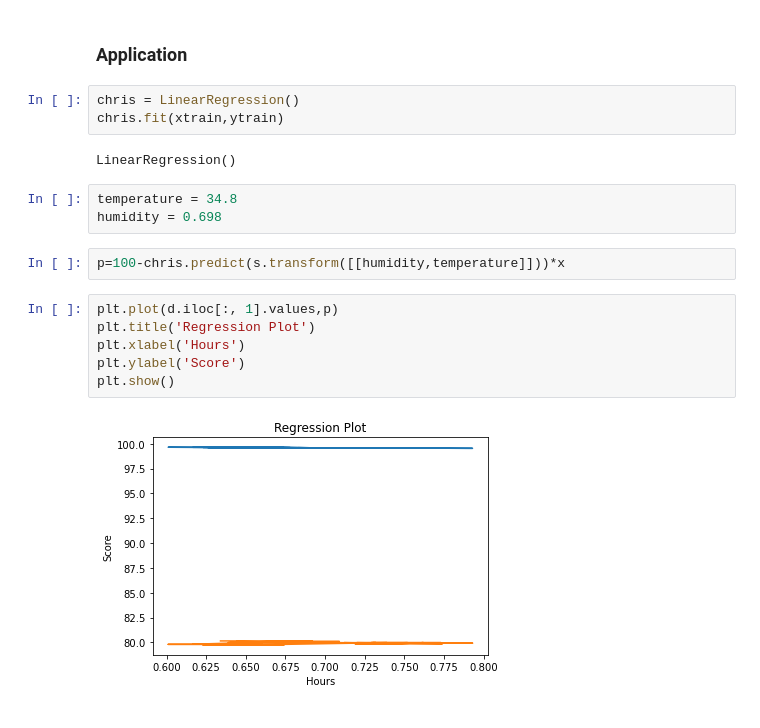
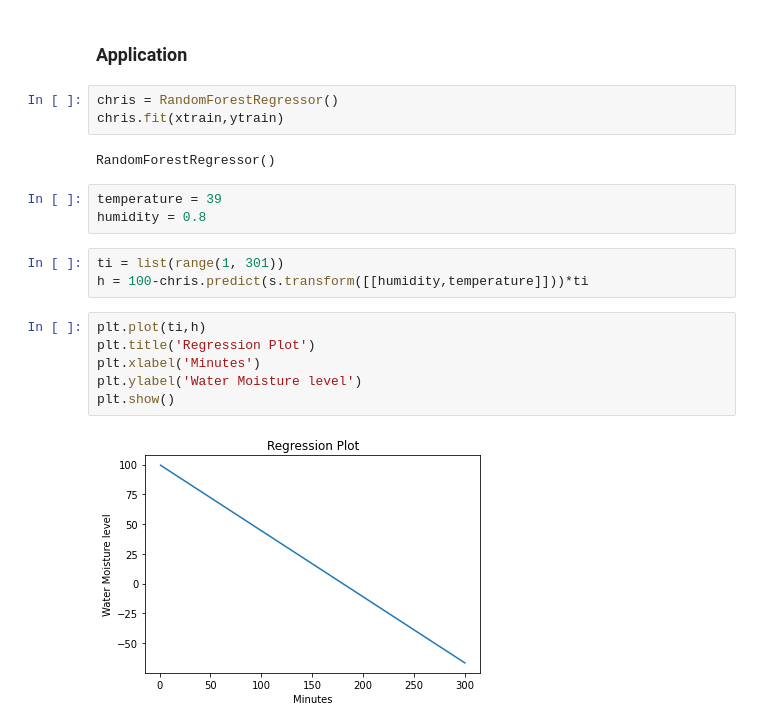
Before and after one commit to abphilip-vit/CollegeP3, a Jupyter notebook: Final.ipynb, the cells around one changed output. Saved outputs shown, nothing was run; the diff lists cells and outputs as text.

```diff
--- a/Final.ipynb
+++ b/Final.ipynb
@@ -194,20 +194,21 @@ al2
 # %% [markdown]
 ### Application
 # %%
-chris = LinearRegression()
+chris = RandomForestRegressor()
 chris.fit(xtrain,ytrain)
 # %% [output]
-LinearRegression()
+RandomForestRegressor()
 # %%
-temperature = 34.8
-humidity = 0.698
+temperature = 39
+humidity = 0.8
 # %%
-p=100-chris.predict(s.transform([[humidity,temperature]]))*x
+ti = list(range(1, 301))
+h = 100-chris.predict(s.transform([[humidity,temperature]]))*ti
 # %%
-plt.plot(d.iloc[:, 1].values,p)
+plt.plot(ti,h)
 plt.title('Regression Plot')
-plt.xlabel('Hours')
-plt.ylabel('Score')
+plt.xlabel('Minutes')
+plt.ylabel('Water Moisture level')
 plt.show()
 # %% [output]
-[figure, old version]
+[figure, new version]
```
Also changed, not shown: parts of 2 cells of this notebook.
